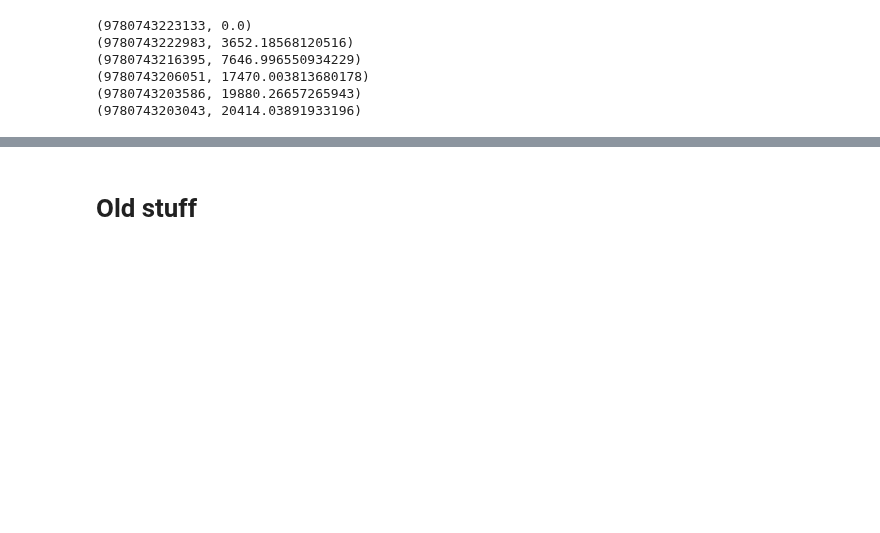
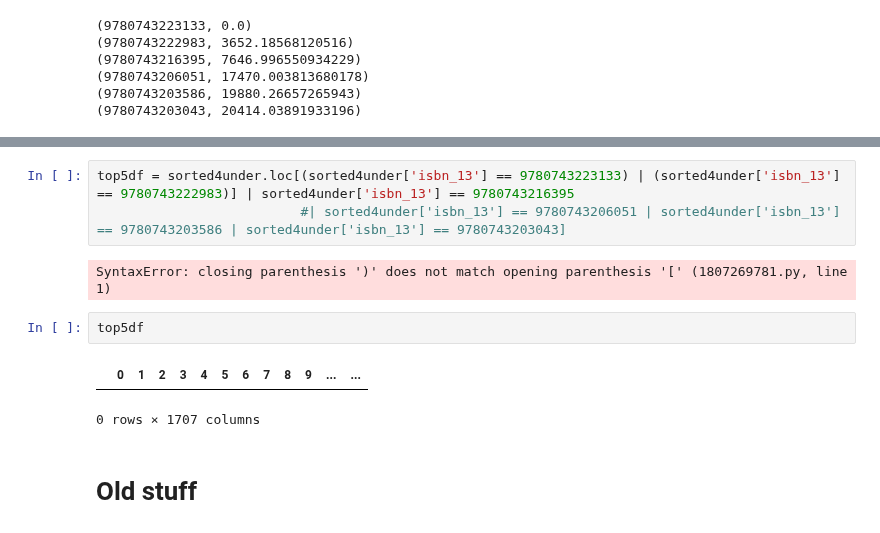
Before and after one commit to manny-pi/inst.414.final-project.repo, a Jupyter notebook: BenWork/BenLookingAtTheData.ipynb, the cells around one changed output, grey strips where cells are left out. Saved outputs shown, nothing was run; the diff lists cells and outputs as text; blank space fills up the shorter version.

```diff
--- a/BenWork/BenLookingAtTheData.ipynb
+++ b/BenWork/BenLookingAtTheData.ipynb
@@ -477,3 +480,13 @@ for i in top5:
+# %%
+top5df = sorted4under.loc[(sorted4under['isbn_13'] == 9780743223133) | (sorted4under['isbn_13'] == 9780743222983)] | sorted4under['isbn_13'] == 9780743216395
+                          #| sorted4under['isbn_13'] == 9780743206051 | sorted4under['isbn_13'] == 9780743203586 | sorted4under['isbn_13'] == 9780743203043]
+# %% [output]
+SyntaxError: closing parenthesis ')' does not match opening parenthesis '[' (1807269781.py, line 1)
+# %%
+top5df
+# %% [output]
+|  | 0 | 1 | 2 | 3 | 4 | 5 | 6 | 7 | 8 | 9 | ... | ... |
+0 rows × 1707 columns
 # %% [markdown]
 # Old stuff
 # %%
```
Also changed, not shown: parts of 15 cells of this notebook.
